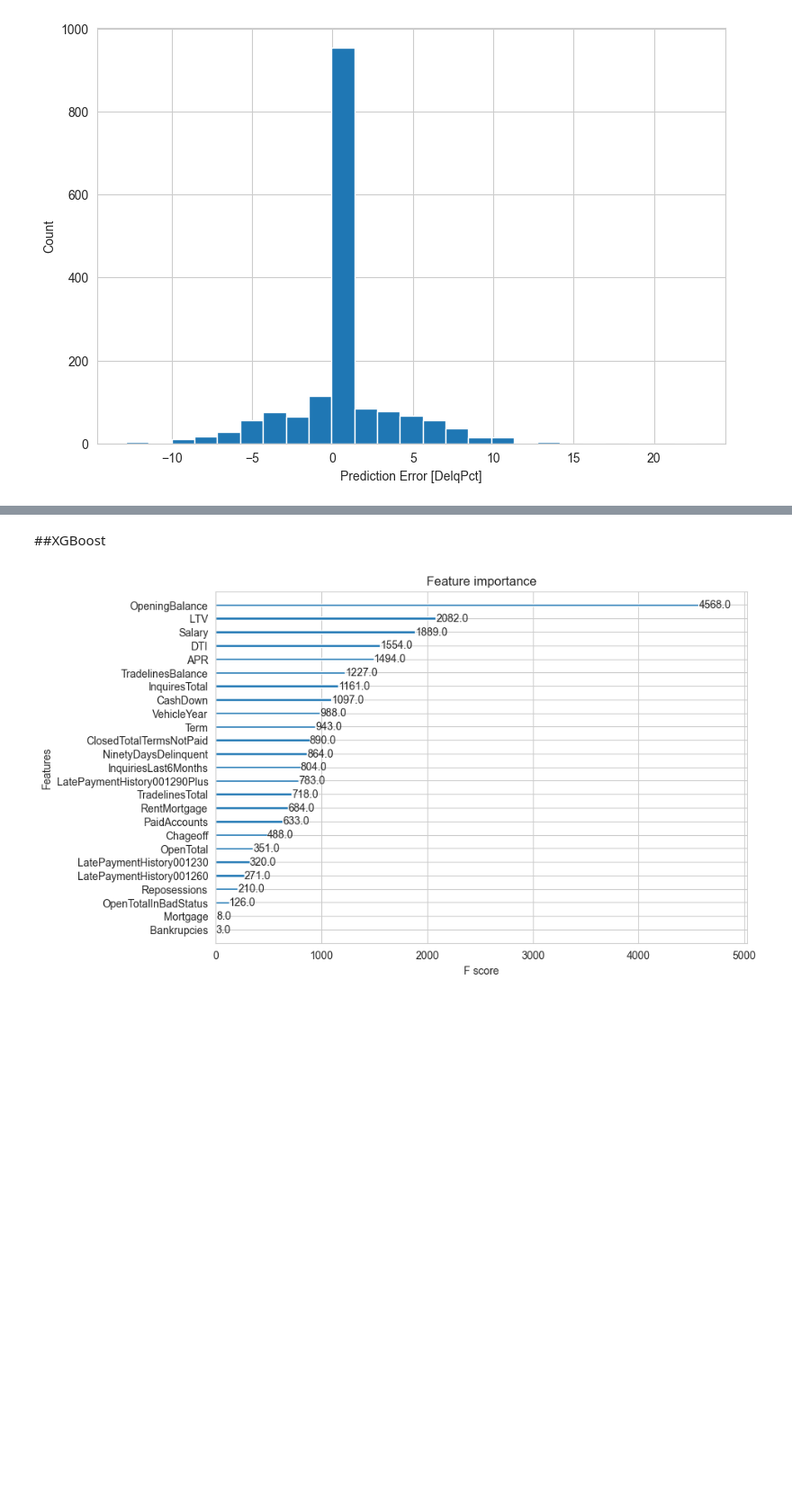
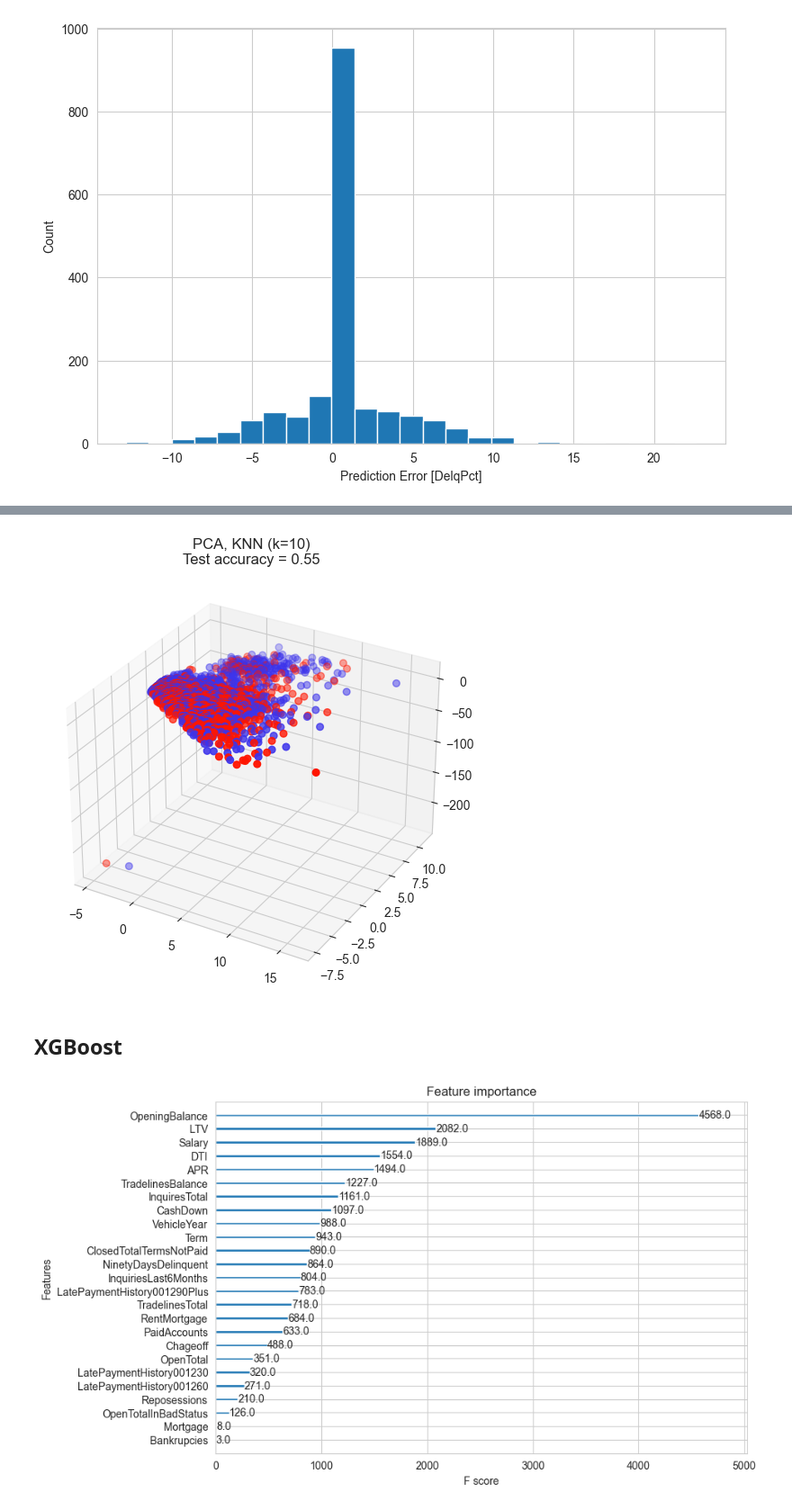
Before and after one commit to mikaag/Scorelate, a Jupyter notebook: DataAgg.ipynb, the cells around one changed output, grey strips where cells are left out. Shown at 90% size. Saved outputs shown, nothing was run; the diff lists cells and outputs as text; code cells hidden in the pictures; blank space fills up the shorter version.

```diff
--- a/DataAgg.ipynb
+++ b/DataAgg.ipynb
@@ -269,5 +358,73 @@ _ = plt.ylabel('Count')
+# %%
+#PCA
+
+X = knndata.iloc[:,:-1]
+Y = knndata.iloc[:,-1:]
+
+# Split into train/test
+X_train, X_test, y_train, y_test = train_test_split(
+    X, Y, test_size=0.5, random_state = random_state
+)
+
+
+n_neighbors = 10
+# dim = len(X[0])
+n_classes = len(np.unique(Y))
+
+# Reduce dimension to 2 with PCA
+pca = make_pipeline(StandardScaler(), PCA(n_components=3, random_state=random_state))
+
+# Reduce dimension to 2 with LinearDiscriminantAnalysis
+lda = make_pipeline(StandardScaler(), LinearDiscriminantAnalysis(n_components=2))
+
+# Reduce dimension to 2 with NeighborhoodComponentAnalysis
+nca = make_pipeline(
+    StandardScaler(),
+    NeighborhoodComponentsAnalysis(n_components=2, random_state=random_state),
+)
+
+# Use a nearest neighbor classifier to evaluate the methods
+knn = KNeighborsClassifier(n_neighbors=n_neighbors)
+
+# Make a list of the methods to be compared
+dim_reduction_methods = [("PCA", pca)]#, ("LDA", lda), ("NCA", nca)]
+
+# plt.figure()
+for i, (name, model) in enumerate(dim_reduction_methods):
+    plt.figure()
+    # plt.subplot(1, 3, i + 1, aspect=1)
+
+    # Fit the method's model
+    model.fit(X_train, y_train)
+
+    # Fit a nearest neighbor classifier on the embedded training set
+    knn.fit(model.transform(X_train), y_train)
+
+    # Compute the nearest neighbor accuracy on the embedded test set
+    acc_knn = knn.score(model.transform(X_test), y_test)
+
+    # Embed the data set in 2 dimensions using the fitted model
+    X_embedded = model.transform(X)
+
+    colors = np.array(["#ff1500", "#3d34eb"])
+
+    col = [i[0] for i in colors[Y]]
+
+    # Plot the projected points and show the evaluation score
+    ax = plt.axes(projection='3d')
+    sctt = ax.scatter3D(X_embedded[:, 0], X_embedded[:, 1], X_embedded[:, 2], c=col, s=30, cmap="Set1")
+    plt.title(
+        "{}, KNN (k={})\nTest accuracy = {:.2f}".format(name, n_neighbors, acc_knn)
+    )
+
+    # vis = PCA(scale=True, projection=3, classes=[0,1], colors=['red', 'blue'])
+    # vis.fit_transform(X, Y)
+    # vis.show(outpath="../plot.png")
+plt.show()
+# %% [output]
+[figure, added]
 # %% [markdown]
-##XGBoost
+## XGBoost
 # %%
 xgdata = df.copy(deep=True)
 x_train, x_test, y_train, y_test = train_test_split(xgdata.iloc[:,:-1], xgdata.iloc[:,-1:], test_size=0.2)#TODO if more than one epoch move this back inside loop
```
Also changed, not shown: parts of 4 cells of this notebook, 16 other files.
